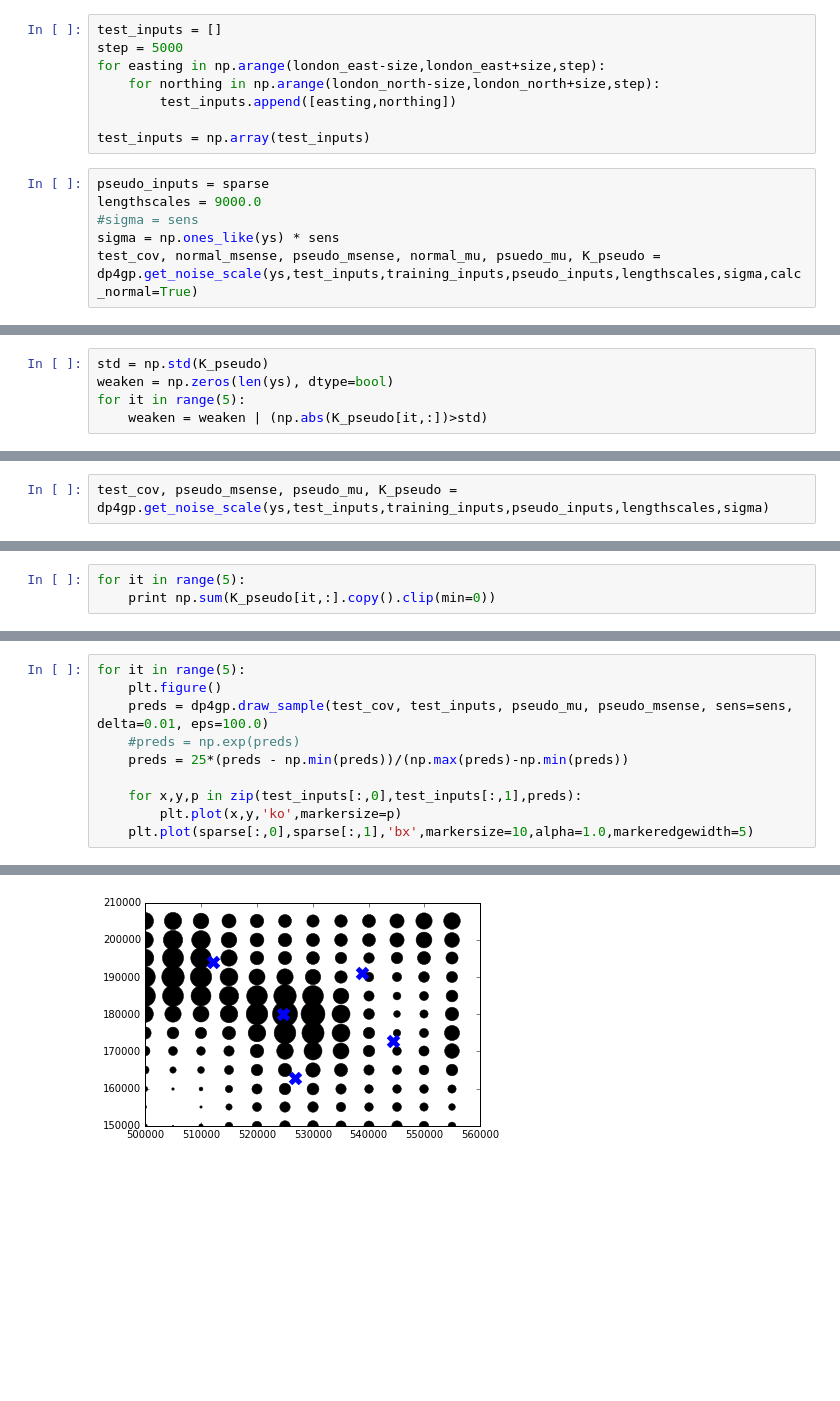
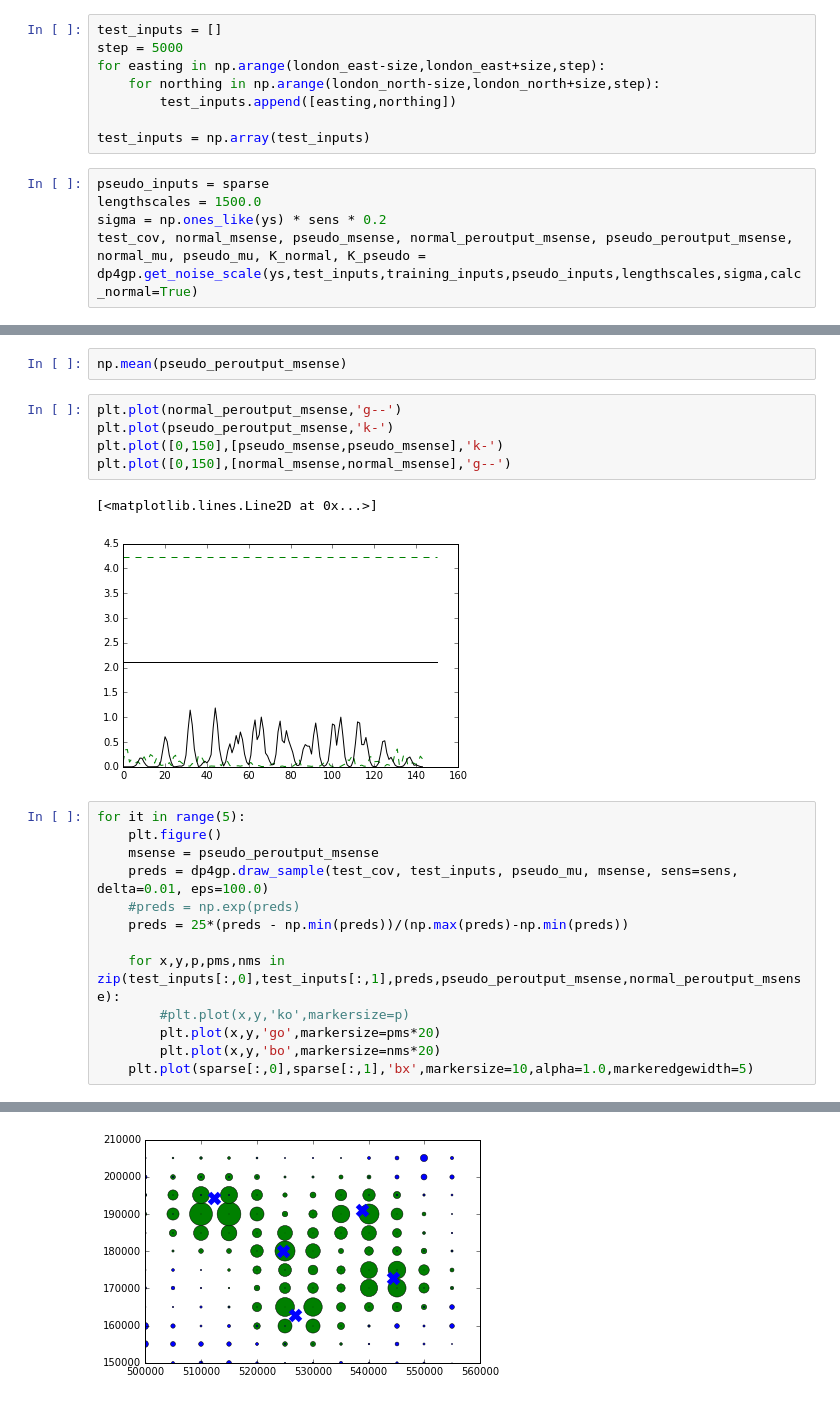
Before and after one commit to lionfish0/dp, a Jupyter notebook: dp4gp demonstration.ipynb, the cells around one changed output, grey strips where cells are left out. Saved outputs shown, nothing was run; the diff lists cells and outputs as text; blank space fills up the shorter version.

Commit message:
added code to handle differing bounds across test points

```diff
--- a/dp4gp demonstration.ipynb
+++ b/dp4gp demonstration.ipynb
@@ -102,10 +95,9 @@ for easting in np.arange(london_east-size,london_east+size,step):
 test_inputs = np.array(test_inputs)
 # %%
 pseudo_inputs = sparse
-lengthscales = 9000.0
-#sigma = sens
-sigma = np.ones_like(ys) * sens
-test_cov, normal_msense, pseudo_msense, normal_mu, psuedo_mu, K_pseudo = dp4gp.get_noise_scale(ys,test_inputs,training_inputs,pseudo_inputs,lengthscales,sigma,calc_normal=True)
+lengthscales = 1500.0
+sigma = np.ones_like(ys) * sens * 0.2
+test_cov, normal_msense, pseudo_msense, normal_peroutput_msense, pseudo_peroutput_msense, normal_mu, pseudo_mu, K_normal, K_pseudo = dp4gp.get_noise_scale(ys,test_inputs,training_inputs,pseudo_inputs,lengthscales,sigma,calc_normal=True)
 # %% [output]
 Calculating covariance between test inputs
 Calculating covariance between training inputs and test inputs
@@ -124,5 +109,0 @@ plt.plot(K_)
-# %%
-std = np.std(K_pseudo)
-weaken = np.zeros(len(ys), dtype=bool)
-for it in range(5):
-    weaken = weaken | (np.abs(K_pseudo[it,:])>std)
@@ -141,2 +109,0 @@ sigma = sigma / (np.mean(np.abs(K_pseudo),0)/np.mean(np.abs(K_pseudo)))
-# %%
-test_cov, pseudo_msense, pseudo_mu, K_pseudo = dp4gp.get_noise_scale(ys,test_inputs,training_inputs,pseudo_inputs,lengthscales,sigma)
@@ -155,3 +109,0 @@ plt.plot(K_pseudo[0,:].T);
-# %%
-for it in range(5):
-    print np.sum(K_pseudo[it,:].copy().clip(min=0))
@@ -172,11 +116,24 @@ pseudo_msense
+# %%
+np.mean(pseudo_peroutput_msense)
+# %%
+plt.plot(normal_peroutput_msense,'g--')
+plt.plot(pseudo_peroutput_msense,'k-')
+plt.plot([0,150],[pseudo_msense,pseudo_msense],'k-')
+plt.plot([0,150],[normal_msense,normal_msense],'g--')
+# %% [output]
+[<matplotlib.lines.Line2D at 0x...>]
+[figure, added]
 # %%
 for it in range(5):
     plt.figure()
-    preds = dp4gp.draw_sample(test_cov, test_inputs, pseudo_mu, pseudo_msense, sens=sens, delta=0.01, eps=100.0)
+    msense = pseudo_peroutput_msense
+    preds = dp4gp.draw_sample(test_cov, test_inputs, pseudo_mu, msense, sens=sens, delta=0.01, eps=100.0)
     #preds = np.exp(preds)
     preds = 25*(preds - np.min(preds))/(np.max(preds)-np.min(preds))
 
-    for x,y,p in zip(test_inputs[:,0],test_inputs[:,1],preds):
-        plt.plot(x,y,'ko',markersize=p)
+    for x,y,p,pms,nms in zip(test_inputs[:,0],test_inputs[:,1],preds,pseudo_peroutput_msense,normal_peroutput_msense):
+        #plt.plot(x,y,'ko',markersize=p)
+        plt.plot(x,y,'go',markersize=pms*20)
+        plt.plot(x,y,'bo',markersize=nms*20)
     plt.plot(sparse[:,0],sparse[:,1],'bx',markersize=10,alpha=1.0,markeredgewidth=5)
 # %% [output]
@@ -186 +143 @@ for it in range(5):
-[figure, old version]
+[figure, new version]
```
Also changed, not shown: parts of 23 cells of this notebook, 2 other files.
